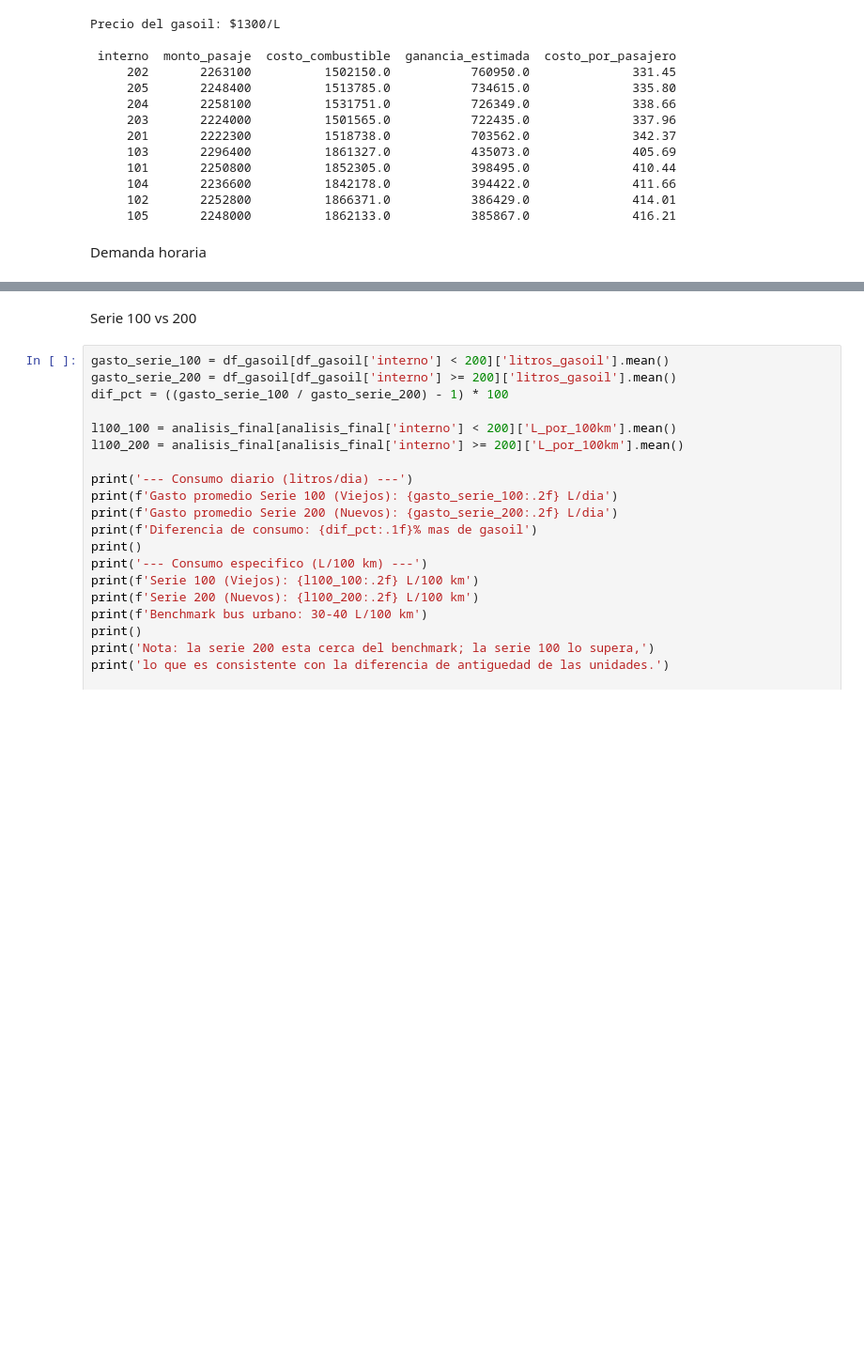
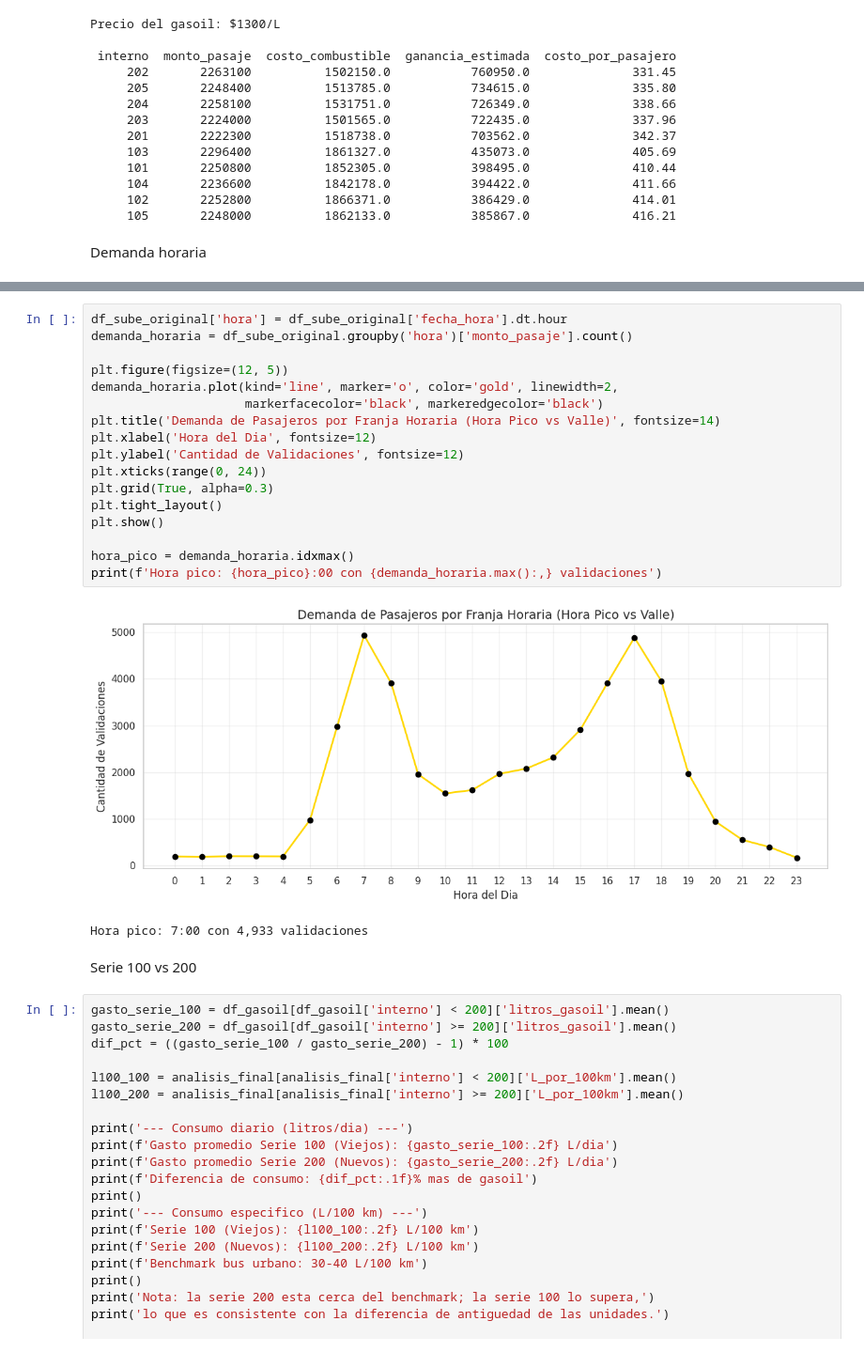
Before and after one commit to Luck-dat/urban-transport-profitability-analysis, a Jupyter notebook: transport_profitability_analysis.ipynb, the cells around one changed output, grey strips where cells are left out. Shown at 94% size. Cells and saved outputs as stored; diff of their text form; blank space fills up the shorter version.

```diff
--- a/transport_profitability_analysis.ipynb
+++ b/transport_profitability_analysis.ipynb
@@ -245,3 +231,23 @@ fig.show()
+# %%
+df_sube_original['hora'] = df_sube_original['fecha_hora'].dt.hour
+demanda_horaria = df_sube_original.groupby('hora')['monto_pasaje'].count()
+
+plt.figure(figsize=(12, 5))
+demanda_horaria.plot(kind='line', marker='o', color='gold', linewidth=2,
+                     markerfacecolor='black', markeredgecolor='black')
+plt.title('Demanda de Pasajeros por Franja Horaria (Hora Pico vs Valle)', fontsize=14)
+plt.xlabel('Hora del Dia', fontsize=12)
+plt.ylabel('Cantidad de Validaciones', fontsize=12)
+plt.xticks(range(0, 24))
+plt.grid(True, alpha=0.3)
+plt.tight_layout()
+plt.show()
+
+hora_pico = demanda_horaria.idxmax()
+print(f'Hora pico: {hora_pico}:00 con {demanda_horaria.max():,} validaciones')
+# %% [output]
+[figure, added]
+Hora pico: 7:00 con 4,933 validaciones
 # %% [markdown]
 Serie 100 vs 200
 # %%
```
Also changed, not shown: parts of 1 cell of this notebook.
